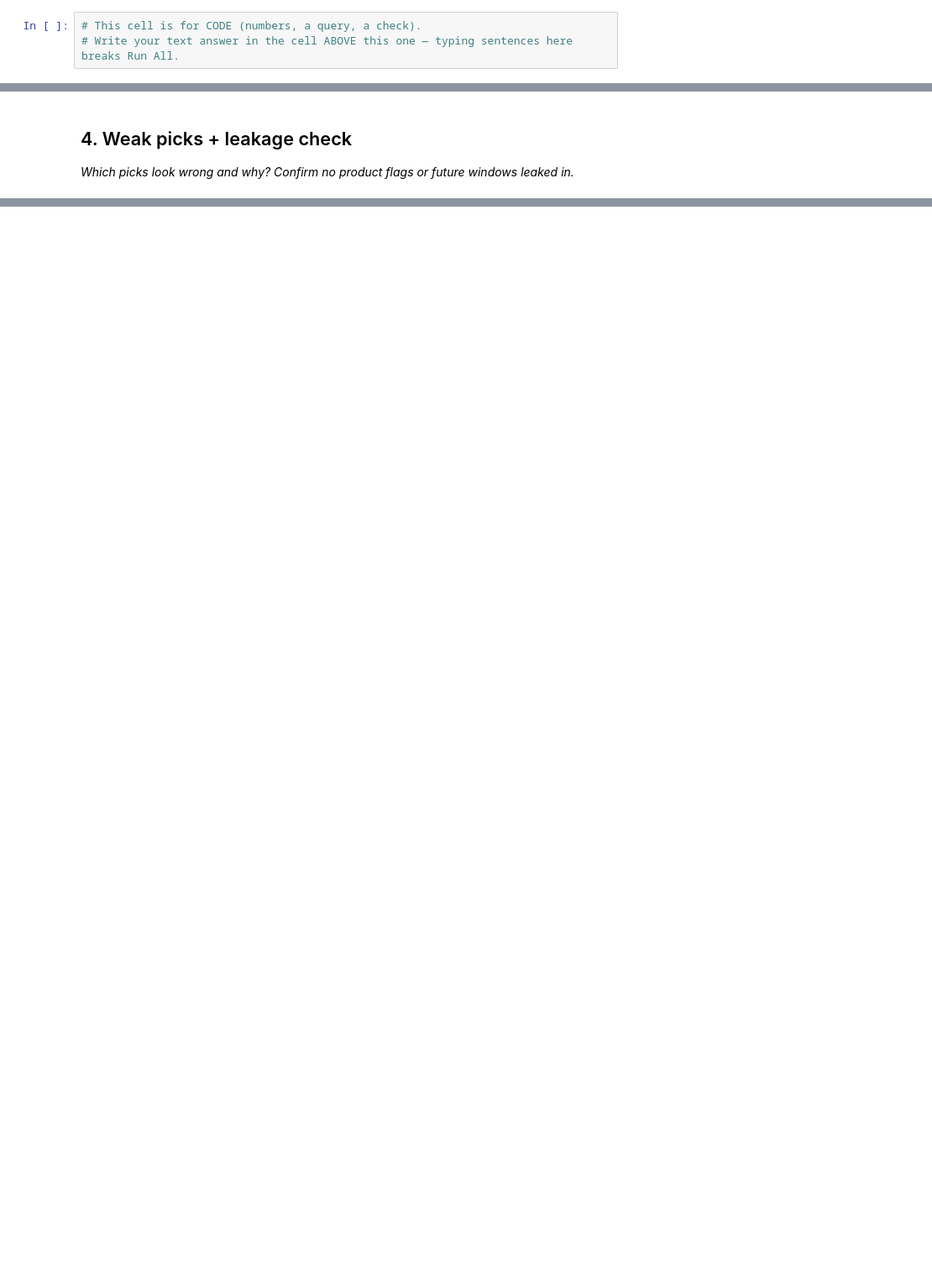
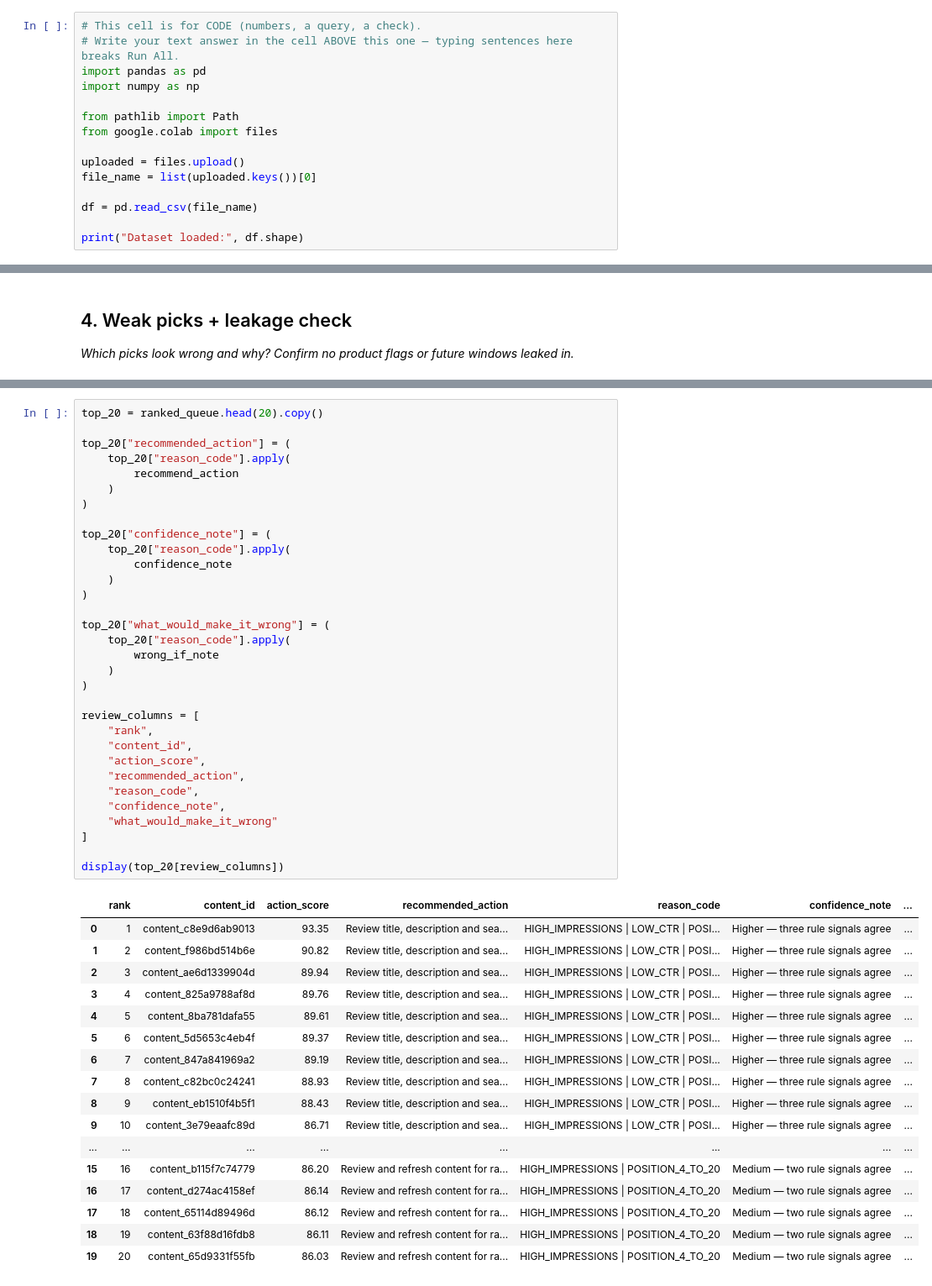
Before and after one commit to abdullahhashmi01/FlyRank-ML-Internship, a Jupyter notebook: work/notebooks/w04_baseline_score.ipynb, the cells around one changed output, grey strips where cells are left out. Shown at 84% size. Saved outputs shown, nothing was run; the diff lists cells and outputs as text; blank space fills up the shorter version.

Commit message:
Complete ML-07 baseline action score and Top-20 review

```diff
--- a/work/notebooks/w04_baseline_score.ipynb
+++ b/work/notebooks/w04_baseline_score.ipynb
@@ -13,3 +13,15 @@ This skeleton is yours to fill. Work the sections **in order** — each one has
 # %%
 # This cell is for CODE (numbers, a query, a check).
 # Write your text answer in the cell ABOVE this one — typing sentences here breaks Run All.
+import pandas as pd
+import numpy as np
+
+from pathlib import Path
+from google.colab import files
+
+uploaded = files.upload()
+file_name = list(uploaded.keys())[0]
+
+df = pd.read_csv(file_name)
+
+print("Dataset loaded:", df.shape)
@@ -36,0 +281,50 @@ This skeleton is yours to fill. Work the sections **in order** — each one has
+# %%
+top_20 = ranked_queue.head(20).copy()
+
+top_20["recommended_action"] = (
+    top_20["reason_code"].apply(
+        recommend_action
+    )
+)
+
+top_20["confidence_note"] = (
+    top_20["reason_code"].apply(
+        confidence_note
+    )
+)
+
+top_20["what_would_make_it_wrong"] = (
+    top_20["reason_code"].apply(
+        wrong_if_note
+    )
+)
+
+review_columns = [
+    "rank",
+    "content_id",
+    "action_score",
+    "recommended_action",
+    "reason_code",
+    "confidence_note",
+    "what_would_make_it_wrong"
+]
+
+display(top_20[review_columns])
+# %% [output]
+|  | rank | content_id | action_score | recommended_action | reason_code | confidence_note | ... |
+| 0 | 1 | content_c8e9d6ab9013 | 93.35 | Review title, description and sea... | HIGH_IMPRESSIONS | LOW_CTR | POSI... | Higher — three rule signals agree | ... |
+| 1 | 2 | content_f986bd514b6e | 90.82 | Review title, description and sea... | HIGH_IMPRESSIONS | LOW_CTR | POSI... | Higher — three rule signals agree | ... |
+| 2 | 3 | content_ae6d1339904d | 89.94 | Review title, description and sea... | HIGH_IMPRESSIONS | LOW_CTR | POSI... | Higher — three rule signals agree | ... |
+| 3 | 4 | content_825a9788af8d | 89.76 | Review title, description and sea... | HIGH_IMPRESSIONS | LOW_CTR | POSI... | Higher — three rule signals agree | ... |
+| 4 | 5 | content_8ba781dafa55 | 89.61 | Review title, description and sea... | HIGH_IMPRESSIONS | LOW_CTR | POSI... | Higher — three rule signals agree | ... |
+| 5 | 6 | content_5d5653c4eb4f | 89.37 | Review title, description and sea... | HIGH_IMPRESSIONS | LOW_CTR | POSI... | Higher — three rule signals agree | ... |
+| 6 | 7 | content_847a841969a2 | 89.19 | Review title, description and sea... | HIGH_IMPRESSIONS | LOW_CTR | POSI... | Higher — three rule signals agree | ... |
+| 7 | 8 | content_c82bc0c24241 | 88.93 | Review title, description and sea... | HIGH_IMPRESSIONS | LOW_CTR | POSI... | Higher — three rule signals agree | ... |
+| 8 | 9 | content_eb1510f4b5f1 | 88.43 | Review title, description and sea... | HIGH_IMPRESSIONS | LOW_CTR | POSI... | Higher — three rule signals agree | ... |
+| 9 | 10 | content_3e79eaafc89d | 86.71 | Review title, description and sea... | HIGH_IMPRESSIONS | LOW_CTR | POSI... | Higher — three rule signals agree | ... |
+| ... | ... | ... | ... | ... | ... | ... | ... |
+| 15 | 16 | content_b115f7c74779 | 86.20 | Review and refresh content for ra... | HIGH_IMPRESSIONS | POSITION_4_TO_20 | Medium — two rule signals agree | ... |
+| 16 | 17 | content_d274ac4158ef | 86.14 | Review and refresh content for ra... | HIGH_IMPRESSIONS | POSITION_4_TO_20 | Medium — two rule signals agree | ... |
+| 17 | 18 | content_65114d89496d | 86.12 | Review and refresh content for ra... | HIGH_IMPRESSIONS | POSITION_4_TO_20 | Medium — two rule signals agree | ... |
+| 18 | 19 | content_63f88d16fdb8 | 86.11 | Review and refresh content for ra... | HIGH_IMPRESSIONS | POSITION_4_TO_20 | Medium — two rule signals agree | ... |
+| 19 | 20 | content_65d9331f55fb | 86.03 | Review and refresh content for ra... | HIGH_IMPRESSIONS | POSITION_4_TO_20 | Medium — two rule signals agree | ... |
```
Also changed, not shown: parts of 12 cells of this notebook.
